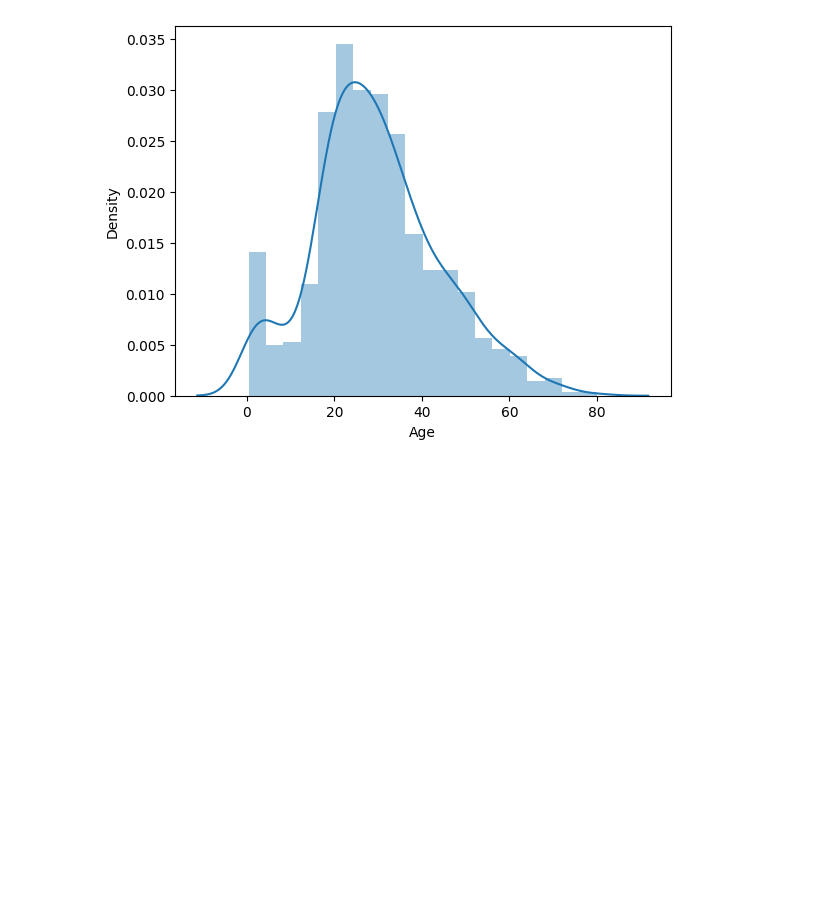
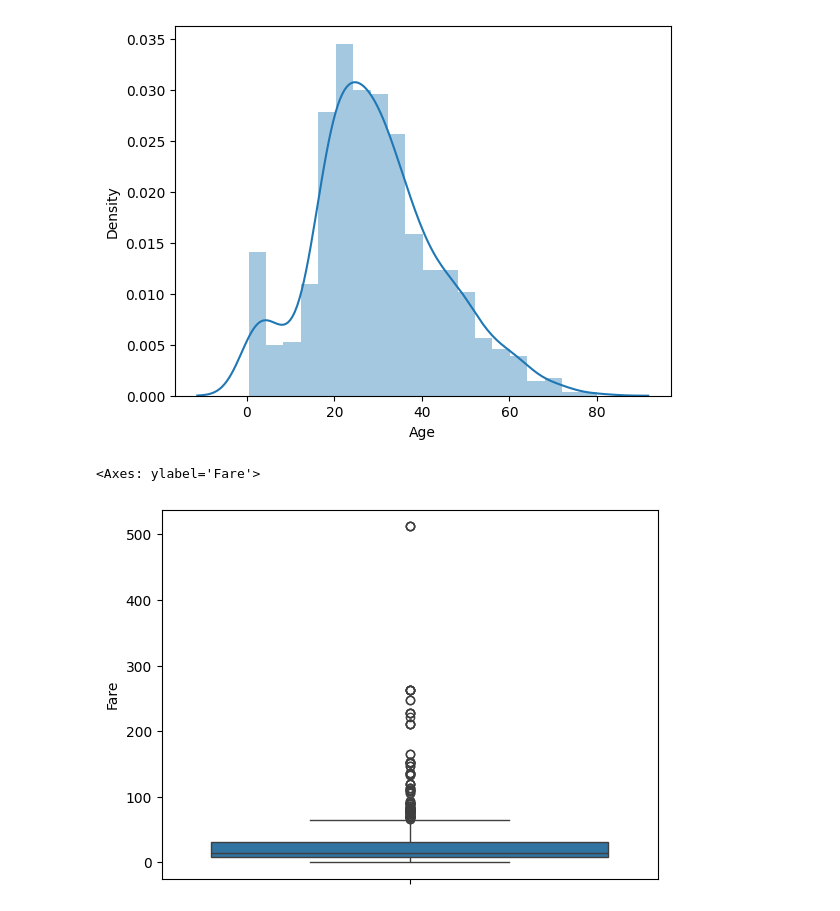
Before and after one commit to amitmishra-cs/100-Days_ML_DL, a Jupyter notebook: 19_days_Understanding your data/19_data.ipynb, the cells around one changed output. Drawn from its saved outputs; the diff is of its cells as text; code cells hidden in the pictures; blank space fills up the shorter version.

```diff
--- a/19_days_Understanding your data/19_data.ipynb
+++ b/19_days_Understanding your data/19_data.ipynb
@@ -144,3 +144,7 @@ https://gist.github.com/mwaskom/de44147ed2974457ad6372750bbe5751
 [figure]
 # %%
 # Boxplot
+sns.boxplot(df['Fare'])
+# %% [output]
+<Axes: ylabel='Fare'>
+[figure, added]
```
Also changed, not shown: parts of 15 cells of this notebook.
